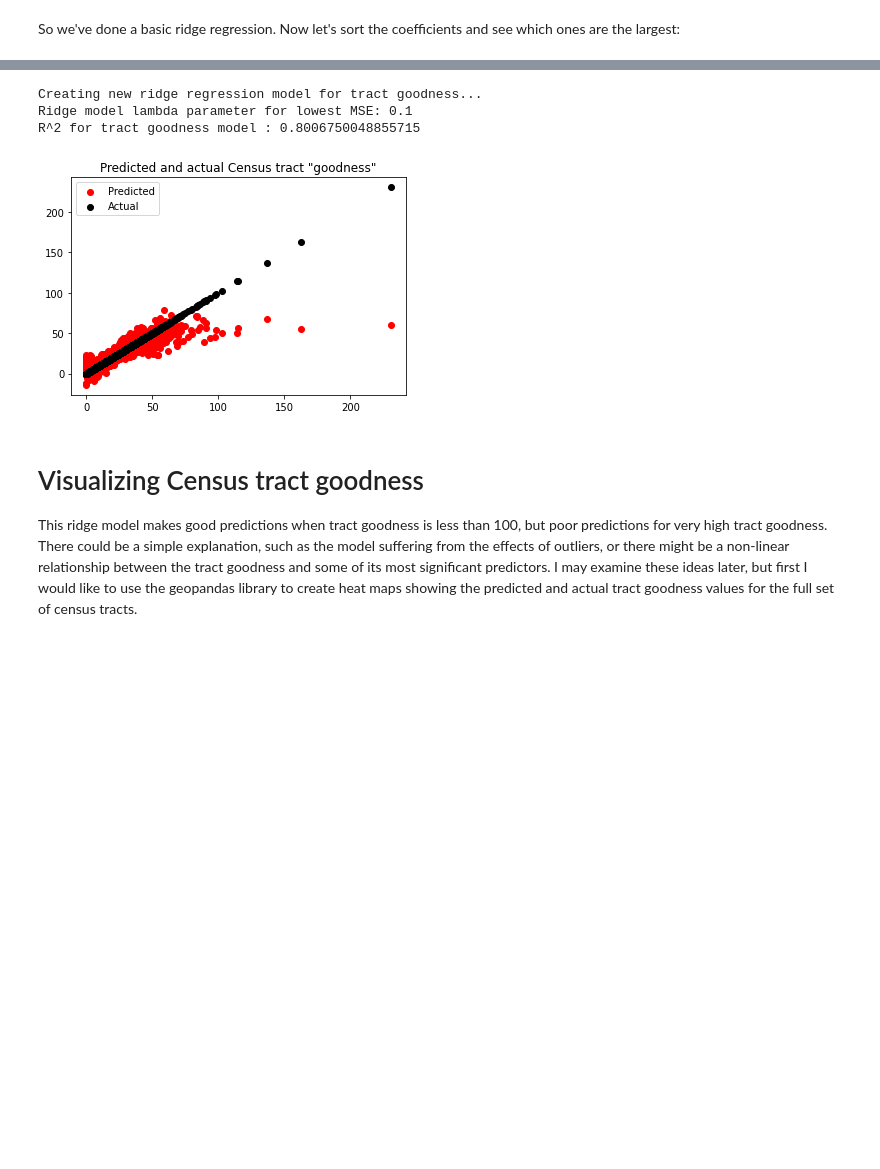
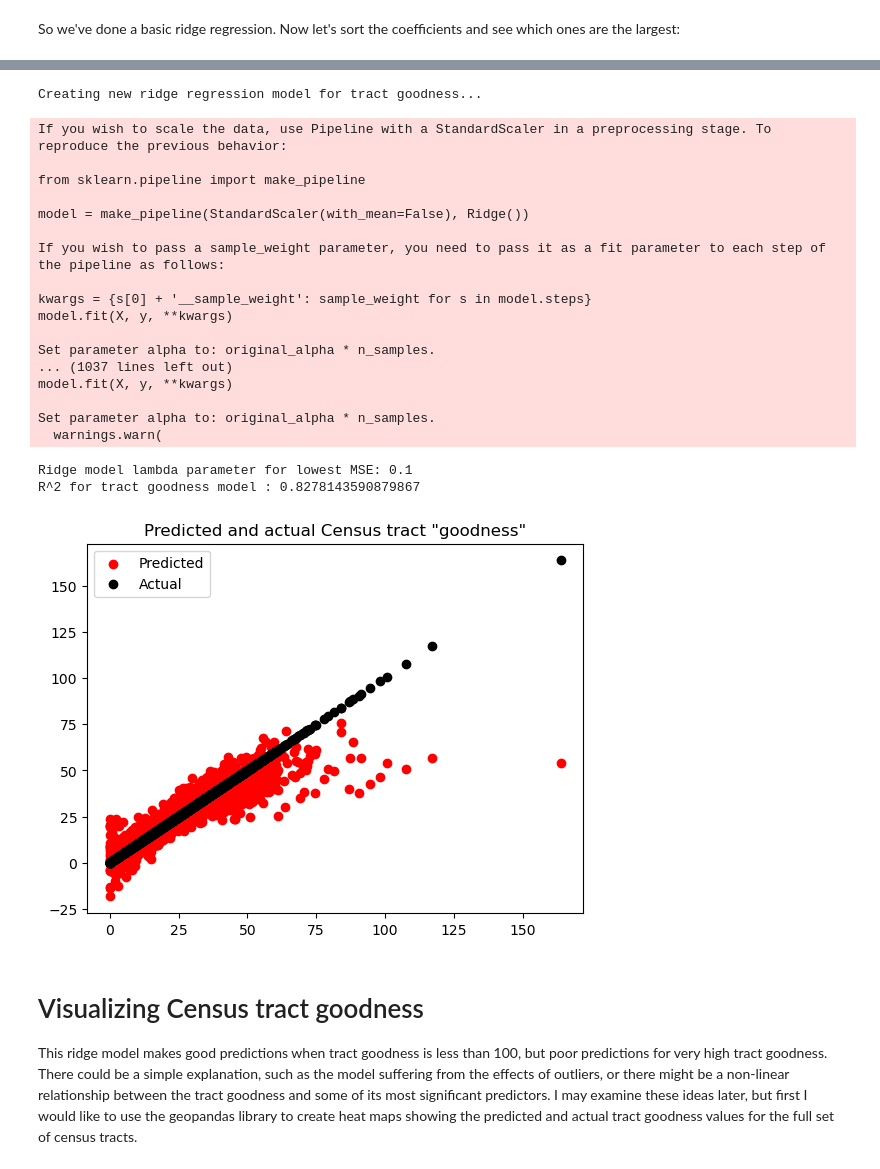
Before and after one commit to Edmund-Dale/public_projects, a Jupyter notebook: best_CA_neighborhoods/best_CA_neighborhoods.ipynb, the cells around one changed output, grey strips where cells are left out. Cells and saved outputs as stored; diff of their text form; code cells hidden in the pictures; blank space fills up the shorter version.

```diff
--- a/best_CA_neighborhoods/best_CA_neighborhoods.ipynb
+++ b/best_CA_neighborhoods/best_CA_neighborhoods.ipynb
@@ -212,7 +206,7 @@ Now let's import the data from the CSV file and see what we are working with:
 # %%
 
 # Although I've made a smaller subset of the data I'd actually like to try using the full set if I can:
-csv_path = r'acs1_full_data_set20221215-092520.csv'
+csv_path = r'acs1_full_data_set20230424-082527.csv'
 acs_sample_df = pd.read_csv(csv_path)
 print('ACS 2019 data shape for all census tracts: {} '.format(acs_sample_df.shape))
 
@@ -526,66 +535,62 @@ Now I'll define the tract goodness variable then create a ridge regression model
 acs_imp_df = acs_imp_df[acs_imp_df['B01003_001E'] != 0] # Rows of the dataframe where the population is nonzero.
 # print('shape of acs_imp_df: {}'.format(acs_imp_df.shape))
 
-# First let's define Labor force participation, poverty rate, and fraction of single mother households:
+# First let's define Labor force participation, and poverty rate:
 labor_force_prtc = acs_imp_df['B23025_002E'] / acs_imp_df['B01003_001E']
 # print('max labor force participation: {}'.format(max(labor_force_prtc)))
 poverty_rate = acs_imp_df['B17020_002E'] / acs_imp_df['B01003_001E']
 # print('max poverty rate: {}'.format(max(poverty_rate)))
-frac_single_mom = acs_imp_df['B09002_015E'] / acs_imp_df['B01003_001E']
-# print('max frac single mom households: {}'.format(max(frac_single_mom)))
 median_income = acs_imp_df['B19013_001E'] # median household income
 median_rent = acs_imp_df['B25058_001E'] # median contract rent
 # print('min rent: {}'.format(min(median_rent)))
 
 # tract goodness = y_tg
-y_tg = median_income * labor_force_prtc * (1 - poverty_rate) * (1 - frac_single_mom) / median_rent
-
-# print('Does y_tg contain nan values? : {}'.format(y_tg.isnull().any()))
-# print('Does labor_force_prtc contain nan values? : {}'.format(labor_force_prtc.isnull().any()))
-# print('Does total population contain any zero values? : {}'.format(acs_imp_df[acs_imp_df['B01003_001E'] == 0]))
-# print('Does poverty rate contain nan values? : {}'.format(poverty_rate.isnull().any()))
-
-# display(y_tg.head())
-# print(type(y_tg))
-# print(y_tg.name)
-
-# print(len(acs_imp_df['B17020_002E'][acs_imp_df['B17020_002E'] == 0])) # where is the poverty rate 0 ?
-# print(min(acs_imp_df['B17020_002E'][acs_imp_df['B17020_002E'] > 0])) # print min non-zero poverty number value
-# print(max(acs_imp_df['B17020_002E'][acs_imp_df['B17020_002E'] > 0])) # print max non-zero poverty number value
-# print(acs_imp_df['B17020_002E'].median())
-# print(len(acs_imp_df['B09002_015E'][acs_imp_df['B09002_015E'] == 0])) # where is the fraction of single mother households 0 ?
-# print(min(acs_imp_df['B09002_015E'][acs_imp_df['B09002_015E'] > 0])) # print min non-zero single mother households value
-# print(max(acs_imp_df['B09002_015E'][acs_imp_df['B09002_015E'] > 0])) # print max non-zero single mother households value
-# print(acs_imp_df['B09002_015E'].median())
-# print(len(acs_imp_df['B25058_001E'][acs_imp_df['B25058_001E'] == 0])) # where is median contract rent 0 ?
+y_tg = median_income * labor_force_prtc * (1 - poverty_rate) / median_rent
 
 
-# Exclude all response variables from the set of predictors
-X_tg_column_names = list(set(acs_imp_df.columns) - set(['B23025_002E', 'B01003_001E', 'B17020_002E', 'B09002_015E' , 'B19013_001E' 'B25058_001E' ,'state','county','tract']))
+# Exclude all variables that make up tract goodness from the set of predictors
+X_tg_column_names = list(set(acs_imp_df.columns) - set(['B23025_002E', 'B01003_001E', 'B17020_002E', 'B19013_001E' 'B25058_001E' ,'state','county','tract']))
 X_tg = acs_imp_df[X_tg_column_names]
 # Randomly sample 80% of data in acs_df for training/validation and save the other 20% for testing later.
 X_tg_train, X_tg_test, y_tg_train, y_tg_test = train_test_split(X_tg, y_tg, test_size = 0.2, random_state = 200)
 print('Creating new ridge regression model for tract goodness...')
 ridge_model_tg = acs_ridge_regression(X_tg_train, y_tg_train)
 #Generate predictions for each census tract in the test data set:
 y_pred_tg = ridge_model_tg.predict(X_tg_test)
 # Let's look at the coefficient of determination (R^2) for this ridge model:
 ridge_score_tg = ridge_model_tg.score(X_tg_test, y_tg_test)
 print("R^2 for tract goodness model : {}".format(ridge_score_tg))
 
 # let's also create a plot to show predicted versus actual tract goodness:
 y_tg_pred_all = ridge_model_tg.predict(X_tg) # predict median income for all X values using the ridge model.
 
 plt.scatter(y_tg, y_tg_pred_all, color = 'red', label = 'Predicted')
 plt.scatter(y_tg , y_tg, color = 'black', label = 'Actual')
 plt.title('Predicted and actual Census tract "goodness"')
 plt.legend()
 plt.show()
 # %% [output]
 Creating new ridge regression model for tract goodness...
-Ridge model lambda parameter for lowest MSE: 0.1
-R^2 for tract goodness model : 0.8006750048855715
+If you wish to scale the data, use Pipeline with a StandardScaler in a preprocessing stage. To reproduce the previous behavior:
+
+from sklearn.pipeline import make_pipeline
+
+model = make_pipeline(StandardScaler(with_mean=False), Ridge())
+
+If you wish to pass a sample_weight parameter, you need to pass it as a fit parameter to each step of the pipeline as follows:
+
+kwargs = {s[0] + '__sample_weight': sample_weight for s in model.steps}
+model.fit(X, y, **kwargs)
+
+Set parameter alpha to: original_alpha * n_samples.
+... (1037 lines left out)
+model.fit(X, y, **kwargs)
+
+Set parameter alpha to: original_alpha * n_samples.
+  warnings.warn(
+Ridge model lambda parameter for lowest MSE: 0.1
+R^2 for tract goodness model : 0.8278143590879867
-[figure, old version]
+[figure, new version]
 # %% [markdown]
 # Visualizing Census tract goodness
 This ridge model makes good predictions when tract goodness is less than 100, but poor predictions for very high tract goodness. There could be a simple explanation, such as the model suffering from the effects of outliers, or there might be a non-linear relationship between the tract goodness and some of its most significant predictors. I may examine these ideas later, but first I would like
```
Also changed, not shown: parts of 33 cells of this notebook, 8 other files.
